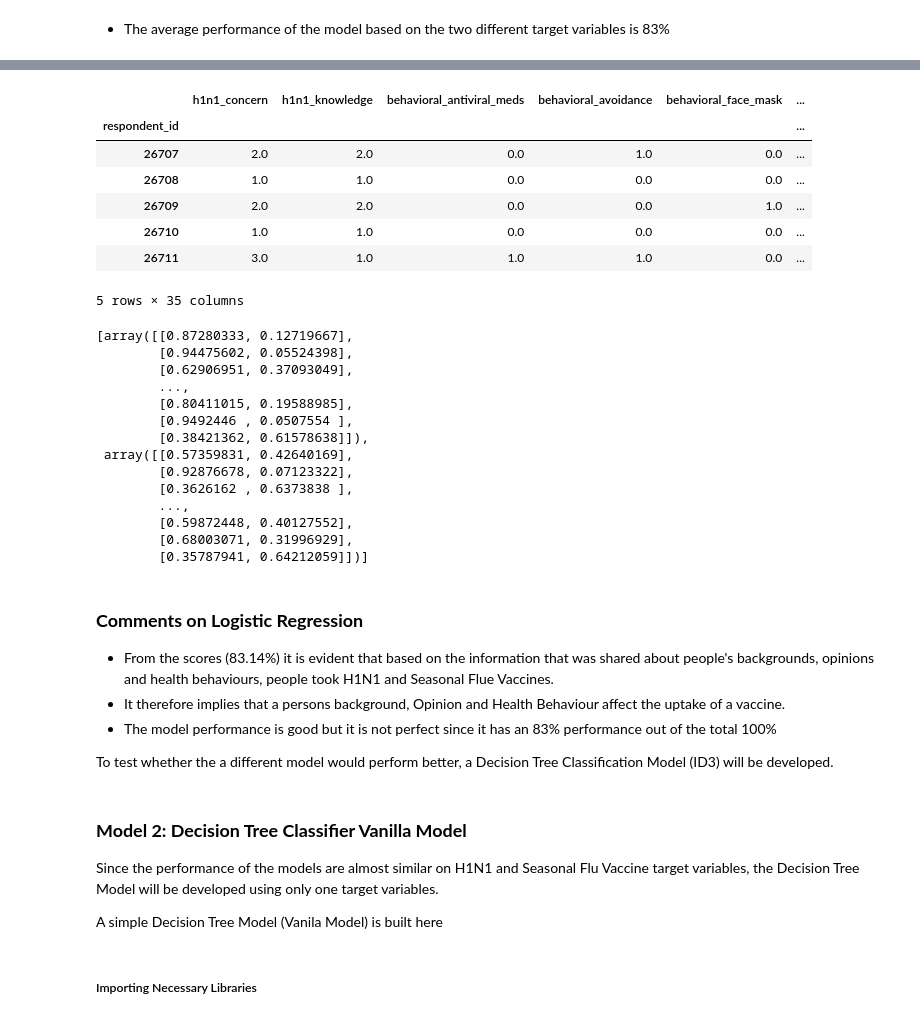
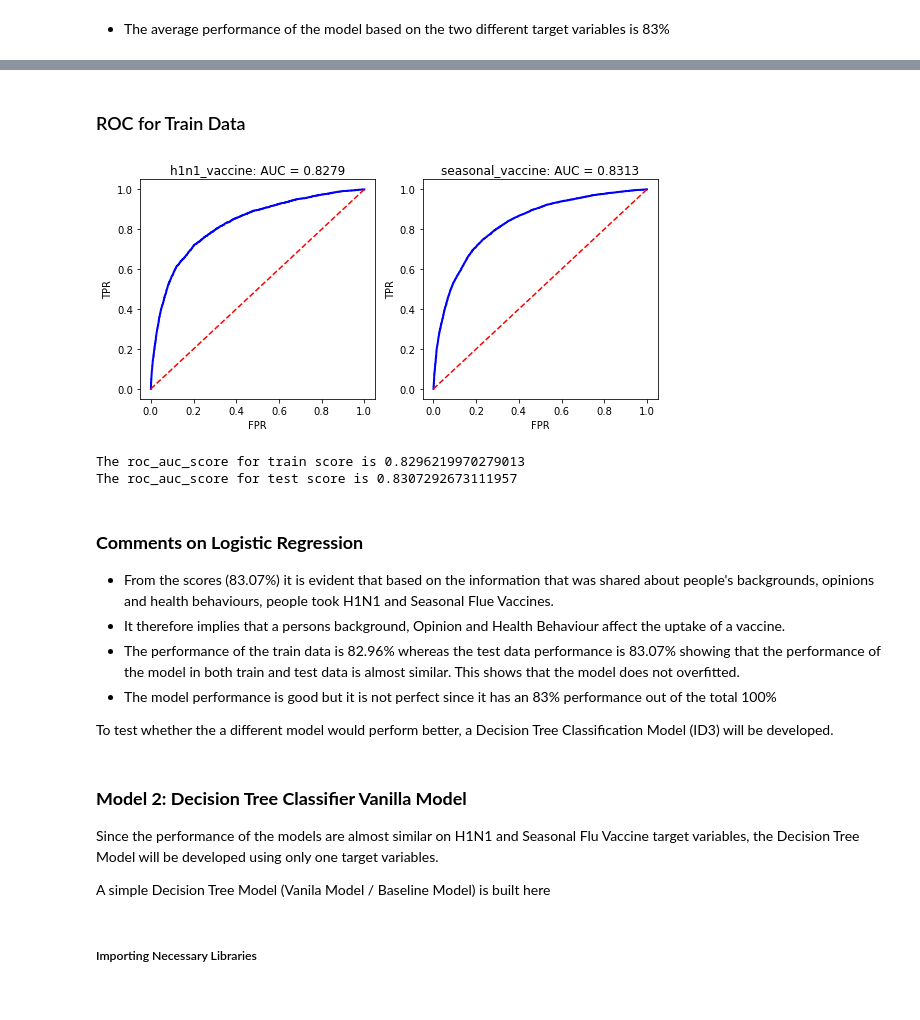
Before and after one commit to Pamela-Chebii/Predicting_H1N1_-_Seasonal_Flue_Vaccines, a Jupyter notebook: index.ipynb, the cells around one changed output, grey strips where cells are left out. Cells and saved outputs as stored; diff of their text form; code cells hidden in the pictures.

```diff
--- a/index.ipynb
+++ b/index.ipynb
@@ -605,10 +612,9 @@ Instead of filling missing data separately then transforming the data using stan
 Median will be used to fill missing values
 # %%
 # combine preprocessing into pipeline object on numeric data
-numerical_preprocessing_steps = Pipeline([
-    ('standard_scaler', StandardScaler()),
-    ('simple_imputer', SimpleImputer(strategy='median'))
-])
+numerical_preprocessing_steps = Pipeline([('standard_scaler', StandardScaler()),
+                                          ('simple_imputer', SimpleImputer(strategy='median'))
+                                          ])
 
 numerical_preprocessing_steps
 # %% [output]
@@ -686,7 +692,7 @@ The model will be trained and evaluated by splitting the train dataset into trai
 
 Later the model will be evaluated using the separate test data that was provided as a separate file
 # %%
-X_train, X_train_test, y_train, y_train_test = train_test_split(
+X_train, X_test, y_train, y_test = train_test_split(
     features_df,
     labels_df,
     test_size=0.3,
@@ -783,3 +779,0 @@ roc_auc_score(y_train_test, y_prediction)
-# %%
-
-model_1.fit(features_df, labels_df)
@@ -804,39 +780,39 @@ Pipeline(steps=[('preprocessor',
-# %%
-# load the test set
-test_features_df = pd.read_csv("Data/test_set_features.csv", index_col="respondent_id")
-test_features_df.head()
-# %% [output]
-|  | h1n1_concern | h1n1_knowledge | behavioral_antiviral_meds | behavioral_avoidance | behavioral_face_mask | ... |
-| respondent_id |  |  |  |  |  | ... |
-| 26707 | 2.0 | 2.0 | 0.0 | 1.0 | 0.0 | ... |
-| 26708 | 1.0 | 1.0 | 0.0 | 0.0 | 0.0 | ... |
-| 26709 | 2.0 | 2.0 | 0.0 | 0.0 | 1.0 | ... |
-| 26710 | 1.0 | 1.0 | 0.0 | 0.0 | 0.0 | ... |
-| 26711 | 3.0 | 1.0 | 1.0 | 1.0 | 0.0 | ... |
-5 rows × 35 columns
-# %%
-test_probabilities = model_1.predict_proba(test_features_df)
-test_probabilities
-# %% [output]
-[array([[0.87280333, 0.12719667],
-        [0.94475602, 0.05524398],
-        [0.62906951, 0.37093049],
-        ...,
-        [0.80411015, 0.19588985],
-        [0.9492446 , 0.0507554 ],
-        [0.38421362, 0.61578638]]),
- array([[0.57359831, 0.42640169],
-        [0.92876678, 0.07123322],
-        [0.3626162 , 0.6373838 ],
-        ...,
-        [0.59872448, 0.40127552],
-        [0.68003071, 0.31996929],
-        [0.35787941, 0.64212059]])]
+# %% [markdown]
+### ROC for Train Data
+# %%
+# Performance of the model base on train score
+y_train_probas = model_1.predict_proba(X_train)
+
+# Display index 1 for each of the two arrays
+y_predict = pd.DataFrame(
+    {
+        "h1n1_vaccine": y_train_probas[0][:, 1],
+        "seasonal_vaccine": y_train_probas[1][:, 1],
+    },
+    index = y_train.index
+)
+# Plotting ROC Curve
+
+fig, ax = plt.subplots(1, 2, figsize=(8, 4))
+plot_roc(y_train['h1n1_vaccine'], y_predict['h1n1_vaccine'], 'h1n1_vaccine',ax=ax[0])
+plot_roc(y_train['seasonal_vaccine'], y_predict['seasonal_vaccine'], 'seasonal_vaccine',ax=ax[1])
+
+fig.tight_layout()
+# %% [output]
+[figure, added]
+# %%
+# Average score for roc_auc
+print(f"The roc_auc_score for train score is {roc_auc_score(y_train, y_predict)}")
+print(f"The roc_auc_score for test score is {roc_auc_score(y_test, y_prediction)}")
+# %% [output]
+The roc_auc_score for train score is 0.8296219970279013
+The roc_auc_score for test score is 0.8307292673111957
 # %% [markdown]
 ### **Comments on Logistic Regression**
 
-- From the scores (83.14%) it is evident that based on the information that was shared about people's backgrounds, opinions and health behaviours, people took H1N1 and Seasonal Flue Vaccines.
+- From the scores (83.07%) it is evident that based on the information that was shared about people's backgrounds, opinions and health behaviours, people took H1N1 and Seasonal Flue Vaccines.
 - It therefore implies that a persons background, Opinion and Health Behaviour affect the uptake of a vaccine.
+- The performance of the train data is 82.96% whereas the test data performance is 83.07% showing that the performance of the model in both train and test data is almost similar. This shows that the model does not overfitted.
 - The model performance is good but it is not perfect since it has an 83% performance out of the total 100%
 
 
@@ -846,7 +822,7 @@ To test whether the a different model would perform better, a Decision Tree Clas
 
 Since the performance of the models are almost similar on H1N1 and Seasonal Flu Vaccine target variables, the Decision Tree Model will be developed using only one target variables.
 
-A simple Decision Tree Model (Vanila Model) is built here
+A simple Decision Tree Model (Vanila Model / Baseline Model) is built here
 # %% [markdown]
 ##### Importing Necessary Libraries
 # %%
```
Also changed, not shown: parts of 42 cells of this notebook.
